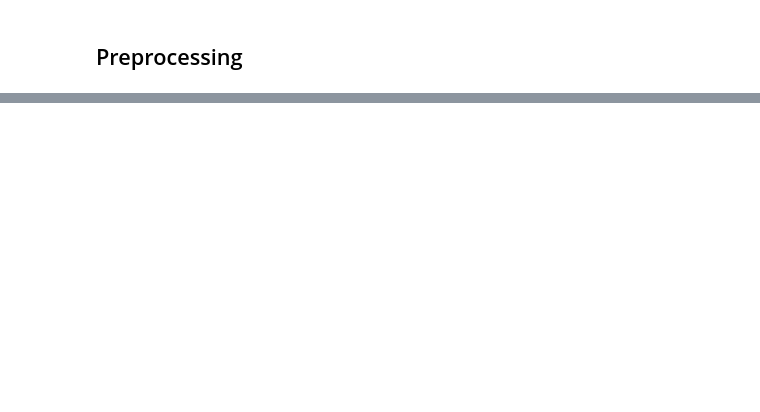
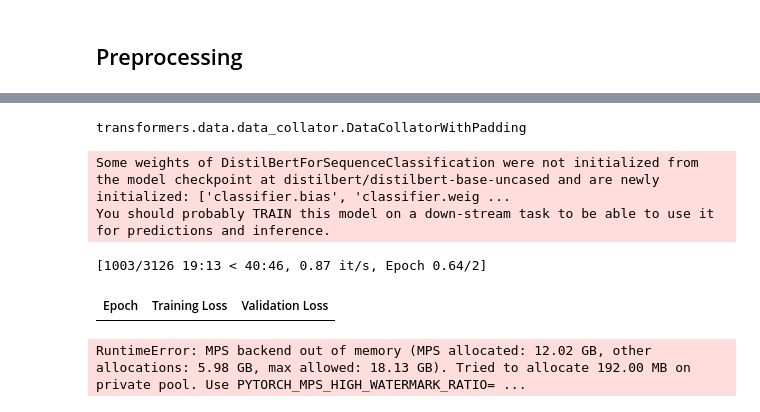
Before and after one commit to michellejm/sentiment_book_reviews, a Jupyter notebook: book_review_sentiment.ipynb, the cells around one changed output, grey strips where cells are left out. Saved outputs shown, nothing was run; the diff lists cells and outputs as text; code cells hidden in the pictures; blank space fills up the shorter version.

```diff
--- a/book_review_sentiment.ipynb
+++ b/book_review_sentiment.ipynb
@@ -89,0 +126,57 @@ NameError: name 'DataCollatorWithPadding' is not defined
+# %%
+type(data_collator)
+# %% [output]
+transformers.data.data_collator.DataCollatorWithPadding
+# %%
+# measure accuracy while training
+
+accuracy = evaluate.load("accuracy")
+# %%
+#pass predictions and labels to `compute` to calculate the accuracy
+
+def compute_metrics(eval_pred):
+    predictions, labels = eval_pred
+    predictions = np.argmax(predictions, axis = 1)
+    return accuracy.compute(predictions = predictions, references = labels)
+# %%
+#map ids to labels
+id2label = {0: "NEGATIVE", 1: "POSITIVE"}
+label2id = {"NEGATIVE": 0, "POSITIVE": 1}
+# %%
+# establish the model
+model = AutoModelForSequenceClassification.from_pretrained(
+    "distilbert/distilbert-base-uncased", num_labels=2, id2label=id2label, label2id=label2id)
+# %% [output]
+Some weights of DistilBertForSequenceClassification were not initialized from the model checkpoint at distilbert/distilbert-base-uncased and are newly initialized: ['classifier.bias', 'classifier.weig ...
+You should probably TRAIN this model on a down-stream task to be able to use it for predictions and inference.
+# %%
+# define training arguments
+
+training_args = TrainingArguments(
+    output_dir = "models",
+    learning_rate = 2e-5,
+    per_device_train_batch_size = 16,
+    per_device_eval_batch_size=16,
+    num_train_epochs=2,
+    weight_decay=0.01,
+    eval_strategy="epoch",
+    save_strategy="epoch",
+    load_best_model_at_end=True,
+    push_to_hub=True,
+)
+
+trainer = Trainer(
+    model=model,
+    args=training_args,
+    train_dataset=tokenized_imdb['train'],
+    eval_dataset=tokenized_imdb['test'],
+    processing_class=tokenizer,
+    data_collator=data_collator,
+    compute_metrics=compute_metrics,
+)
+
+trainer.train()
+# %% [output]
+[1003/3126 19:13 < 40:46, 0.87 it/s, Epoch 0.64/2]
+| Epoch | Training Loss | Validation Loss |
+RuntimeError: MPS backend out of memory (MPS allocated: 12.02 GB, other allocations: 5.98 GB, max allowed: 18.13 GB). Tried to allocate 192.00 MB on private pool. Use PYTORCH_MPS_HIGH_WATERMARK_RATIO= ...
```
Also changed, not shown: parts of 19 cells of this notebook, 4 other files.
